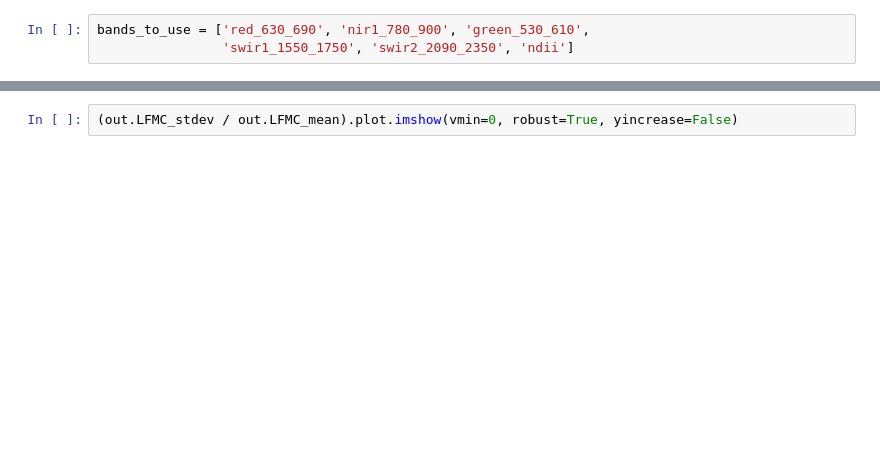
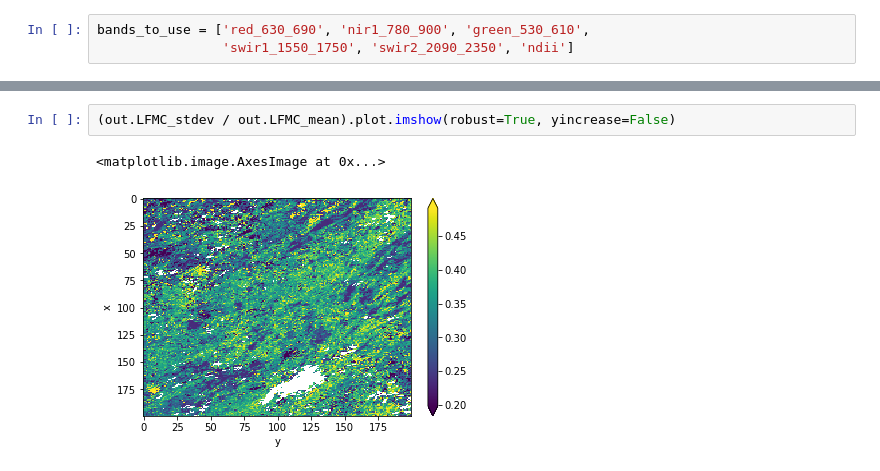
Before and after one commit to ANU-WALD/fire-data-processing, a Jupyter notebook: code-experiments.ipynb, the cells around one changed output, grey strips where cells are left out. Cells and saved outputs as stored; diff of their text form; blank space fills up the shorter version.

```diff
--- a/code-experiments.ipynb
+++ b/code-experiments.ipynb
@@ -112,2 +142,5 @@ out.LFMC_stdev.plot.imshow(robust=True, yincrease=False)
 # %%
-(out.LFMC_stdev / out.LFMC_mean).plot.imshow(vmin=0, robust=True, yincrease=False)
+(out.LFMC_stdev / out.LFMC_mean).plot.imshow(robust=True, yincrease=False)
+# %% [output]
+<matplotlib.image.AxesImage at 0x...>
+[figure, added]
```
Also changed, not shown: parts of 12 cells of this notebook, 2 other files.
